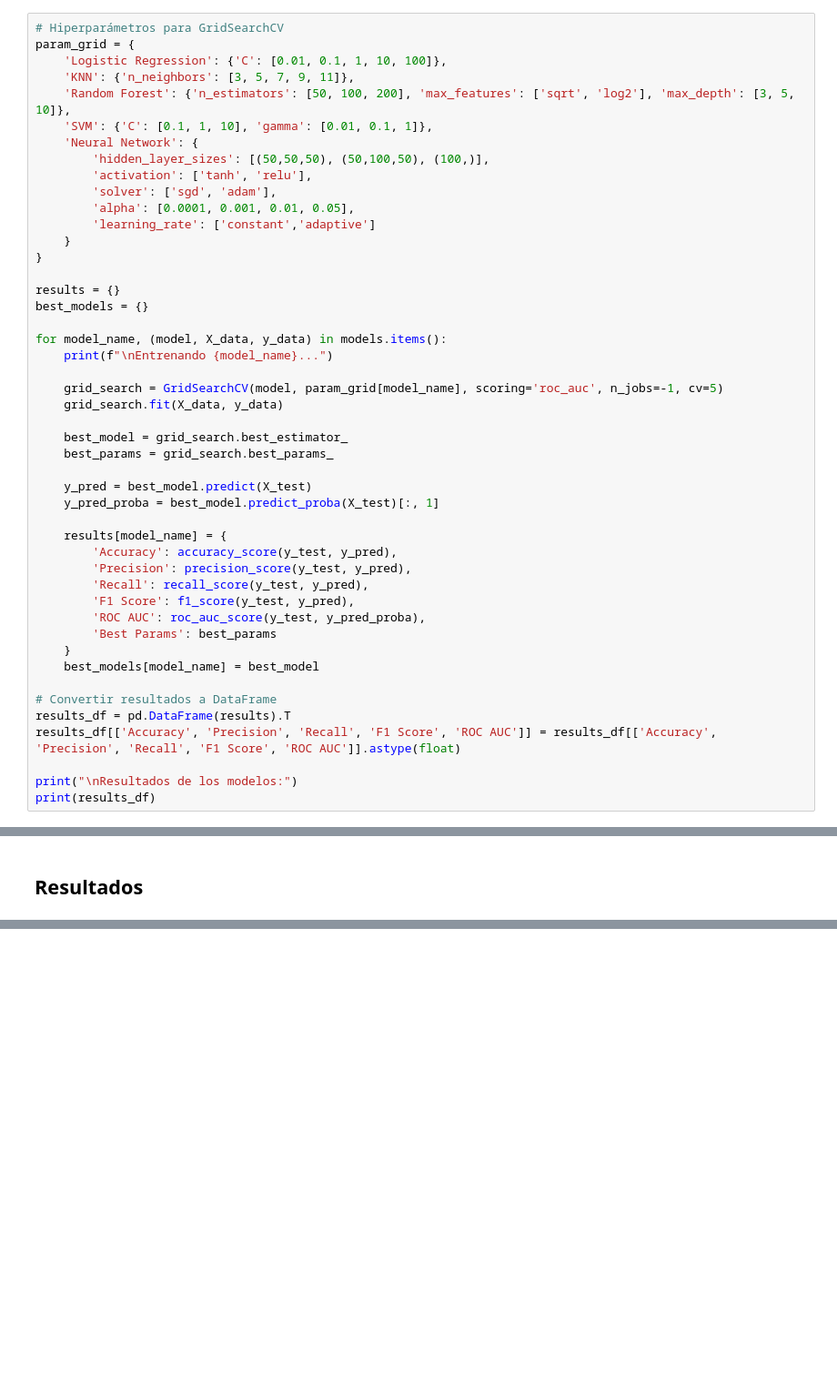
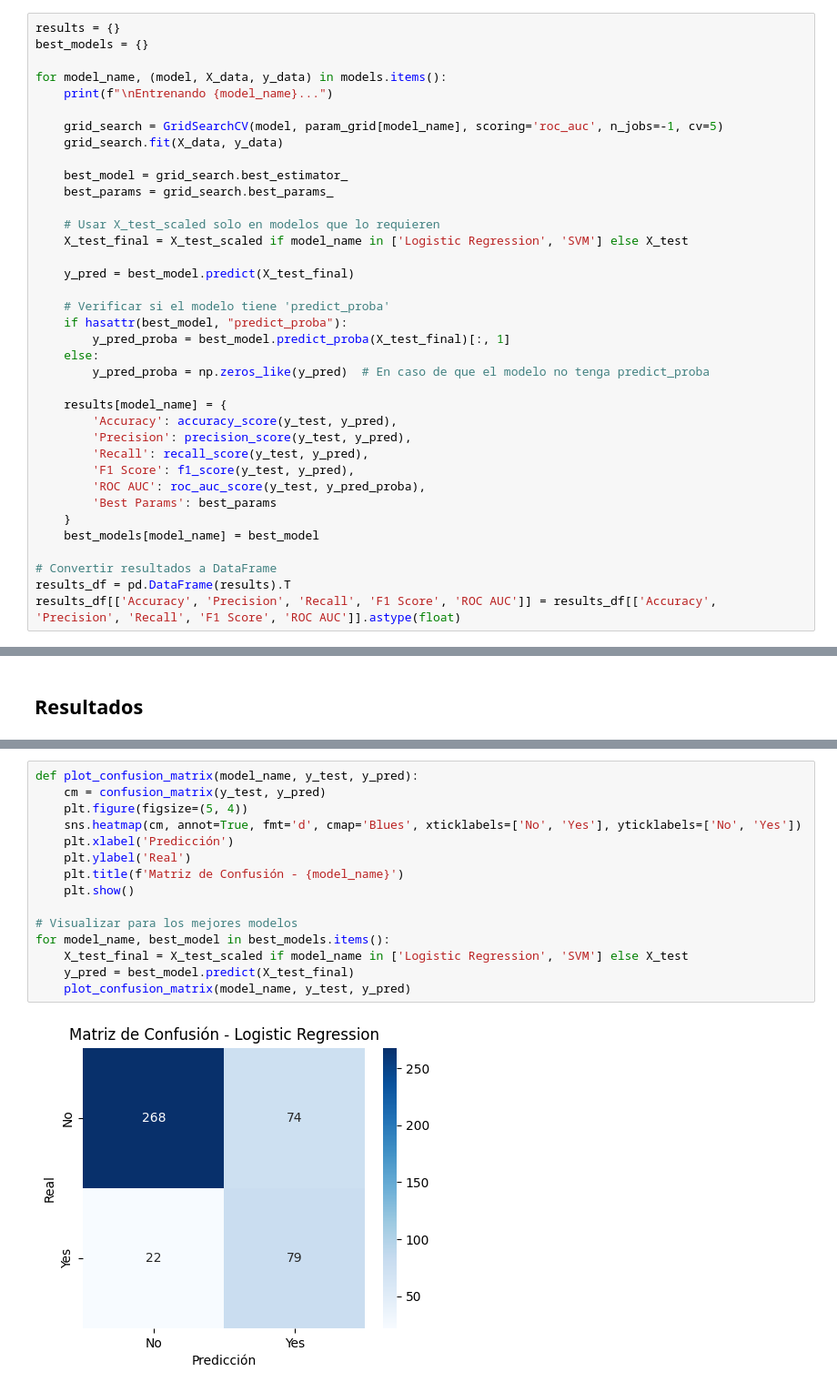
Before and after one commit to funkykespain/marketing_ml_classification_regression_clustering, a Jupyter notebook: notebooks/05_classification_model_training.ipynb, the cells around one changed output, grey strips where cells are left out. Shown: that part at 91% size. Saved outputs shown, nothing was run; the diff lists cells and outputs as text; blank space fills up the shorter version.

```diff
--- a/notebooks/05_classification_model_training.ipynb
+++ b/notebooks/05_classification_model_training.ipynb
@@ -100,21 +134,6 @@ models = {
 # %% [markdown]
 ## Entrenamiento
 # %%
-# Hiperparámetros para GridSearchCV
-param_grid = {
-    'Logistic Regression': {'C': [0.01, 0.1, 1, 10, 100]},
-    'KNN': {'n_neighbors': [3, 5, 7, 9, 11]},
-    'Random Forest': {'n_estimators': [50, 100, 200], 'max_features': ['sqrt', 'log2'], 'max_depth': [3, 5, 10]},
-    'SVM': {'C': [0.1, 1, 10], 'gamma': [0.01, 0.1, 1]},
-    'Neural Network': {
-        'hidden_layer_sizes': [(50,50,50), (50,100,50), (100,)],
-        'activation': ['tanh', 'relu'],
-        'solver': ['sgd', 'adam'],
-        'alpha': [0.0001, 0.001, 0.01, 0.05],
-        'learning_rate': ['constant','adaptive']
-    }
-}
-
 results = {}
 best_models = {}
 
@@ -127,8 +146,16 @@ for model_name, (model, X_data, y_data) in models.items():
     best_model = grid_search.best_estimator_
     best_params = grid_search.best_params_
 
-    y_pred = best_model.predict(X_test)
-    y_pred_proba = best_model.predict_proba(X_test)[:, 1]
+    # Usar X_test_scaled solo en modelos que lo requieren
+    X_test_final = X_test_scaled if model_name in ['Logistic Regression', 'SVM'] else X_test
+
+    y_pred = best_model.predict(X_test_final)
+
+    # Verificar si el modelo tiene 'predict_proba'
+    if hasattr(best_model, "predict_proba"):
+        y_pred_proba = best_model.predict_proba(X_test_final)[:, 1]
+    else:
+        y_pred_proba = np.zeros_like(y_pred)  # En caso de que el modelo no tenga predict_proba
 
     results[model_name] = {
         'Accuracy': accuracy_score(y_test, y_pred),
@@ -143,8 +170,5 @@ for model_name, (model, X_data, y_data) in models.items():
 # Convertir resultados a DataFrame
 results_df = pd.DataFrame(results).T
 results_df[['Accuracy', 'Precision', 'Recall', 'F1 Score', 'ROC AUC']] = results_df[['Accuracy', 'Precision', 'Recall', 'F1 Score', 'ROC AUC']].astype(float)
-
-print("\nResultados de los modelos:")
-print(results_df)
 # %% [output]
 Entrenando Logistic Regression...
@@ -202,0 +243,17 @@ Mejor modelo basado en ROC AUC: Random Forest - {'max_depth': 10, 'max_features'
+# %%
+def plot_confusion_matrix(model_name, y_test, y_pred):
+    cm = confusion_matrix(y_test, y_pred)
+    plt.figure(figsize=(5, 4))
+    sns.heatmap(cm, annot=True, fmt='d', cmap='Blues', xticklabels=['No', 'Yes'], yticklabels=['No', 'Yes'])
+    plt.xlabel('Predicción')
+    plt.ylabel('Real')
+    plt.title(f'Matriz de Confusión - {model_name}')
+    plt.show()
+
+# Visualizar para los mejores modelos
+for model_name, best_model in best_models.items():
+    X_test_final = X_test_scaled if model_name in ['Logistic Regression', 'SVM'] else X_test
+    y_pred = best_model.predict(X_test_final)
+    plot_confusion_matrix(model_name, y_test, y_pred)
+# %% [output]
+[figure, added]
```
Also changed, not shown: parts of 16 cells of this notebook.
